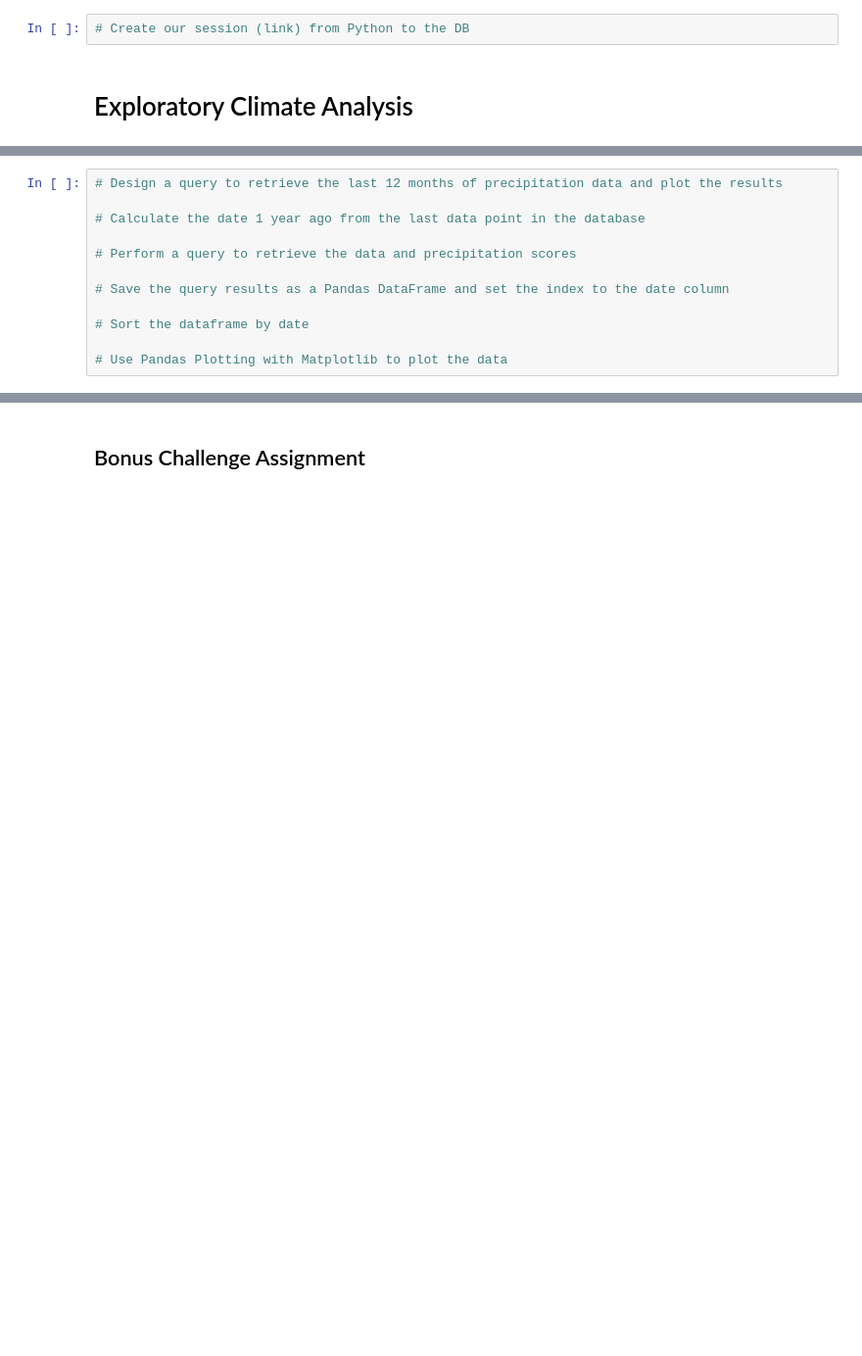
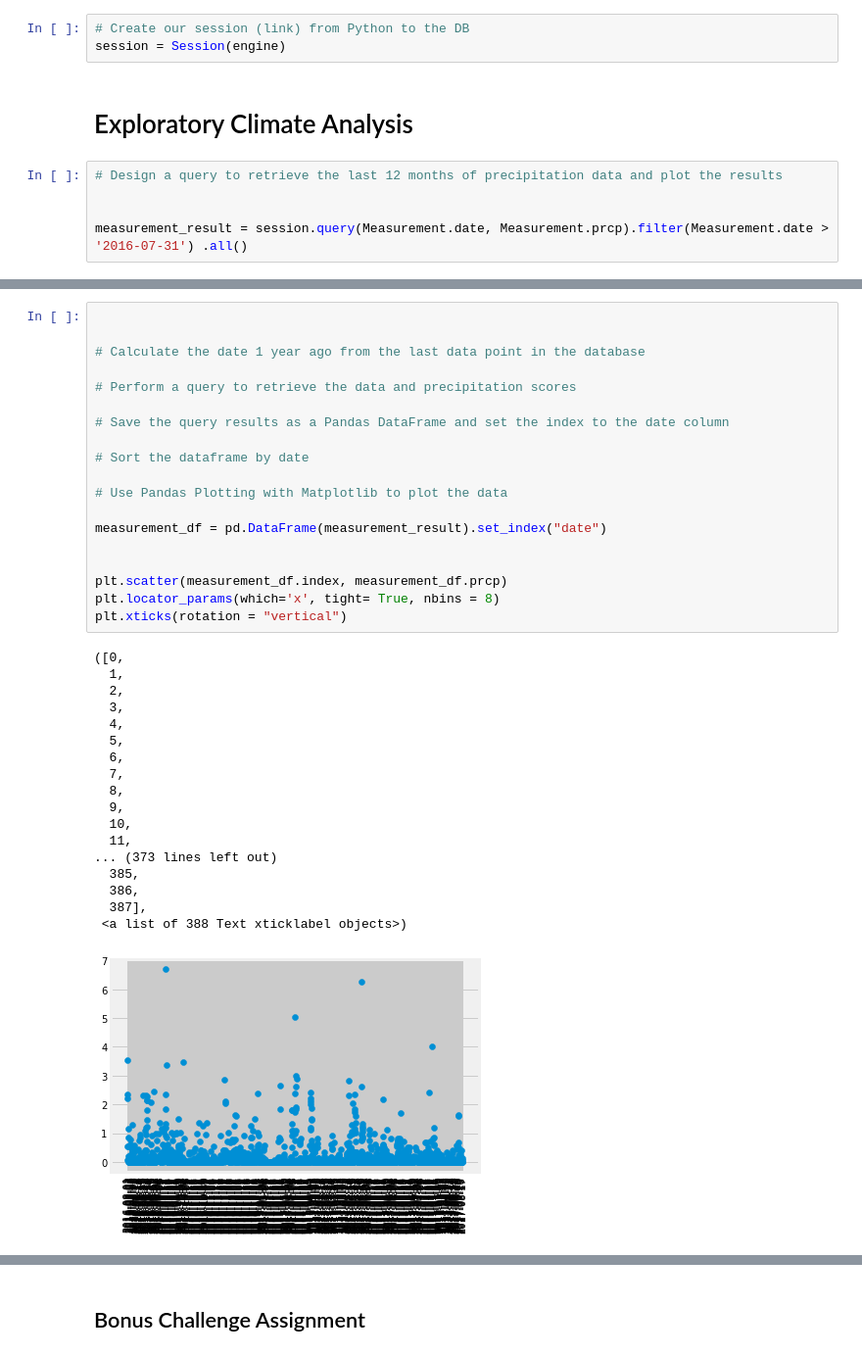
Before and after one commit to sigkarmoil/sqlalchemy-challenge, a Jupyter notebook: climate_starter.ipynb, the cells around one changed output, grey strips where cells are left out. Shown at 98% size. Cells and saved outputs as stored; diff of their text form; blank space fills up the shorter version.

```diff
--- a/climate_starter.ipynb
+++ b/climate_starter.ipynb
@@ -66,5 +71,11 @@ ins_measure =
 # Save references to each table
 # %%
 # Create our session (link) from Python to the DB
+session = Session(engine)
 # %% [markdown]
 # Exploratory Climate Analysis
+# %%
+# Design a query to retrieve the last 12 months of precipitation data and plot the results
+
+
+measurement_result = session.query(Measurement.date, Measurement.prcp).filter(Measurement.date > '2016-07-31') .all()
@@ -71,13 +100,39 @@ ins_measure =
 # %%
-# Design a query to retrieve the last 12 months of precipitation data and plot the results
+
 
 # Calculate the date 1 year ago from the last data point in the database
 
 # Perform a query to retrieve the data and precipitation scores
 
 # Save the query results as a Pandas DataFrame and set the index to the date column
 
 # Sort the dataframe by date
 
 # Use Pandas Plotting with Matplotlib to plot the data
+
+measurement_df = pd.DataFrame(measurement_result).set_index("date")
+
+
+plt.scatter(measurement_df.index, measurement_df.prcp)
+plt.locator_params(which='x', tight= True, nbins = 8)
+plt.xticks(rotation = "vertical")
+# %% [output]
+([0,
+  1,
+  2,
+  3,
+  4,
+  5,
+  6,
+  7,
+  8,
+  9,
+  10,
+  11,
+... (373 lines left out)
+  385,
+  386,
+  387],
+ <a list of 388 Text xticklabel objects>)
+[figure, added]
 # %%
```
Also changed, not shown: parts of 12 cells of this notebook.
